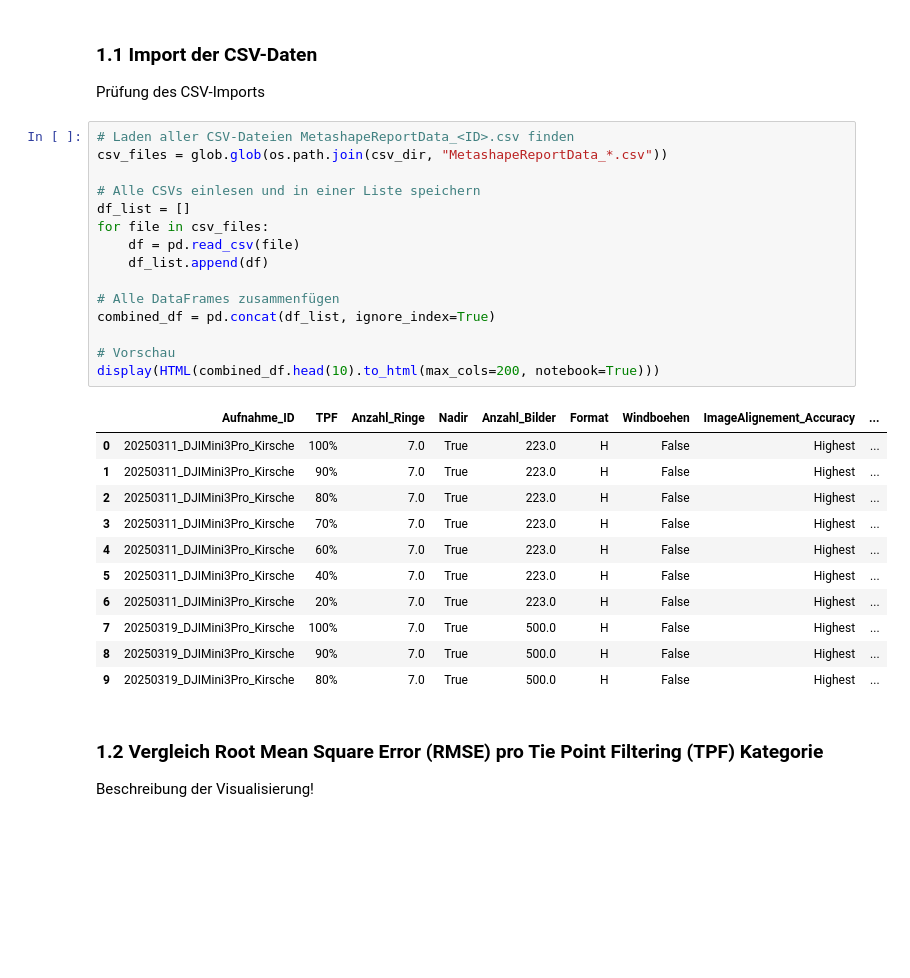
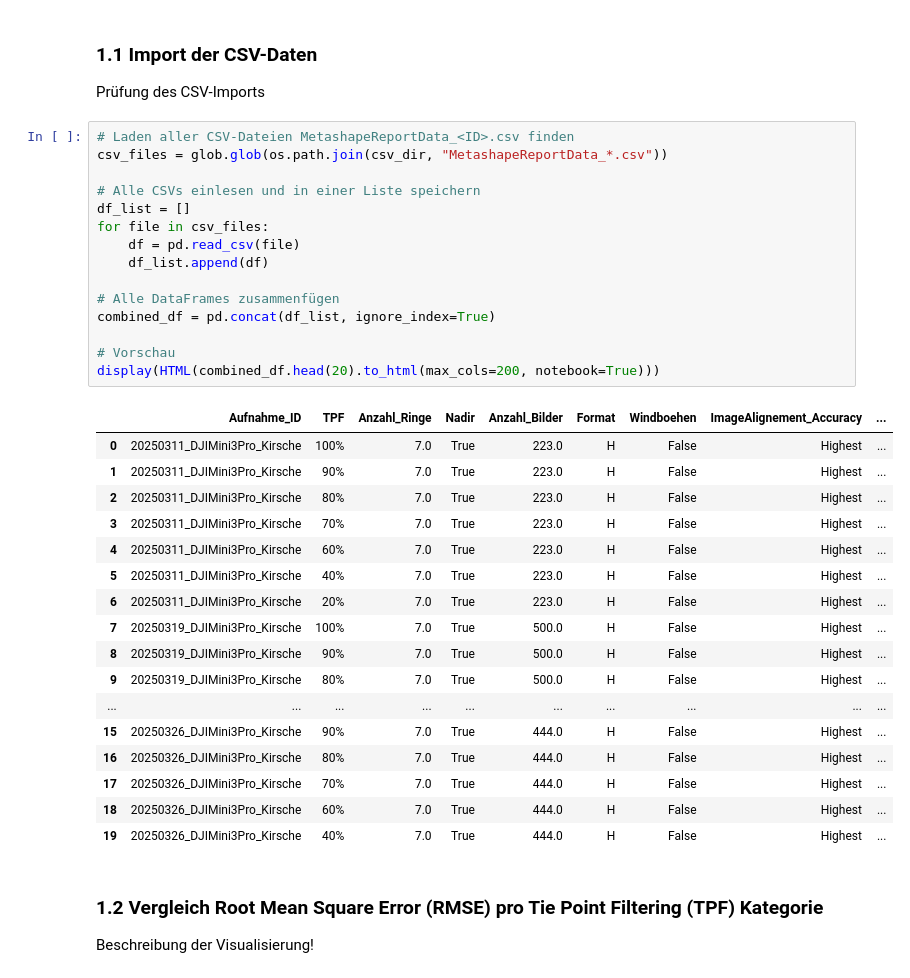
Before and after one commit to naamp/BTh11_Trieblaengenwachstum, a Jupyter notebook: 03_TPF_Statistics/03_TPF_Statistics.ipynb, the cells around one changed output. Drawn from its saved outputs; the diff is of its cells as text; blank space fills up the shorter version.

```diff
--- a/03_TPF_Statistics/03_TPF_Statistics.ipynb
+++ b/03_TPF_Statistics/03_TPF_Statistics.ipynb
@@ -47,30 +47,36 @@ Prüfung des CSV-Imports
 # %%
 # Laden aller CSV-Dateien MetashapeReportData_<ID>.csv finden
 csv_files = glob.glob(os.path.join(csv_dir, "MetashapeReportData_*.csv"))
 
 # Alle CSVs einlesen und in einer Liste speichern
 df_list = []
 for file in csv_files:
     df = pd.read_csv(file)
     df_list.append(df)
 
 # Alle DataFrames zusammenfügen
 combined_df = pd.concat(df_list, ignore_index=True)
 
 # Vorschau
-display(HTML(combined_df.head(10).to_html(max_cols=200, notebook=True)))
+display(HTML(combined_df.head(20).to_html(max_cols=200, notebook=True)))
 # %% [output]
 |  | Aufnahme_ID | TPF | Anzahl_Ringe | Nadir | Anzahl_Bilder | Format | Windboehen | ImageAlignement_Accuracy | ... |
 | 0 | 20250311_DJIMini3Pro_Kirsche | 100% | 7.0 | True | 223.0 | H | False | Highest | ... |
 | 1 | 20250311_DJIMini3Pro_Kirsche | 90% | 7.0 | True | 223.0 | H | False | Highest | ... |
 | 2 | 20250311_DJIMini3Pro_Kirsche | 80% | 7.0 | True | 223.0 | H | False | Highest | ... |
 | 3 | 20250311_DJIMini3Pro_Kirsche | 70% | 7.0 | True | 223.0 | H | False | Highest | ... |
 | 4 | 20250311_DJIMini3Pro_Kirsche | 60% | 7.0 | True | 223.0 | H | False | Highest | ... |
 | 5 | 20250311_DJIMini3Pro_Kirsche | 40% | 7.0 | True | 223.0 | H | False | Highest | ... |
 | 6 | 20250311_DJIMini3Pro_Kirsche | 20% | 7.0 | True | 223.0 | H | False | Highest | ... |
 | 7 | 20250319_DJIMini3Pro_Kirsche | 100% | 7.0 | True | 500.0 | H | False | Highest | ... |
 | 8 | 20250319_DJIMini3Pro_Kirsche | 90% | 7.0 | True | 500.0 | H | False | Highest | ... |
 | 9 | 20250319_DJIMini3Pro_Kirsche | 80% | 7.0 | True | 500.0 | H | False | Highest | ... |
+| ... | ... | ... | ... | ... | ... | ... | ... | ... | ... |
+| 15 | 20250326_DJIMini3Pro_Kirsche | 90% | 7.0 | True | 444.0 | H | False | Highest | ... |
+| 16 | 20250326_DJIMini3Pro_Kirsche | 80% | 7.0 | True | 444.0 | H | False | Highest | ... |
+| 17 | 20250326_DJIMini3Pro_Kirsche | 70% | 7.0 | True | 444.0 | H | False | Highest | ... |
+| 18 | 20250326_DJIMini3Pro_Kirsche | 60% | 7.0 | True | 444.0 | H | False | Highest | ... |
+| 19 | 20250326_DJIMini3Pro_Kirsche | 40% | 7.0 | True | 444.0 | H | False | Highest | ... |
 # %% [markdown]
 ### 1.2 Vergleich Root Mean Square Error (RMSE) pro Tie Point Filtering (TPF) Kategorie
 Beschreibung der Visualisierung!
```
Also changed, not shown: parts of 3 cells of this notebook, 12 other files.
